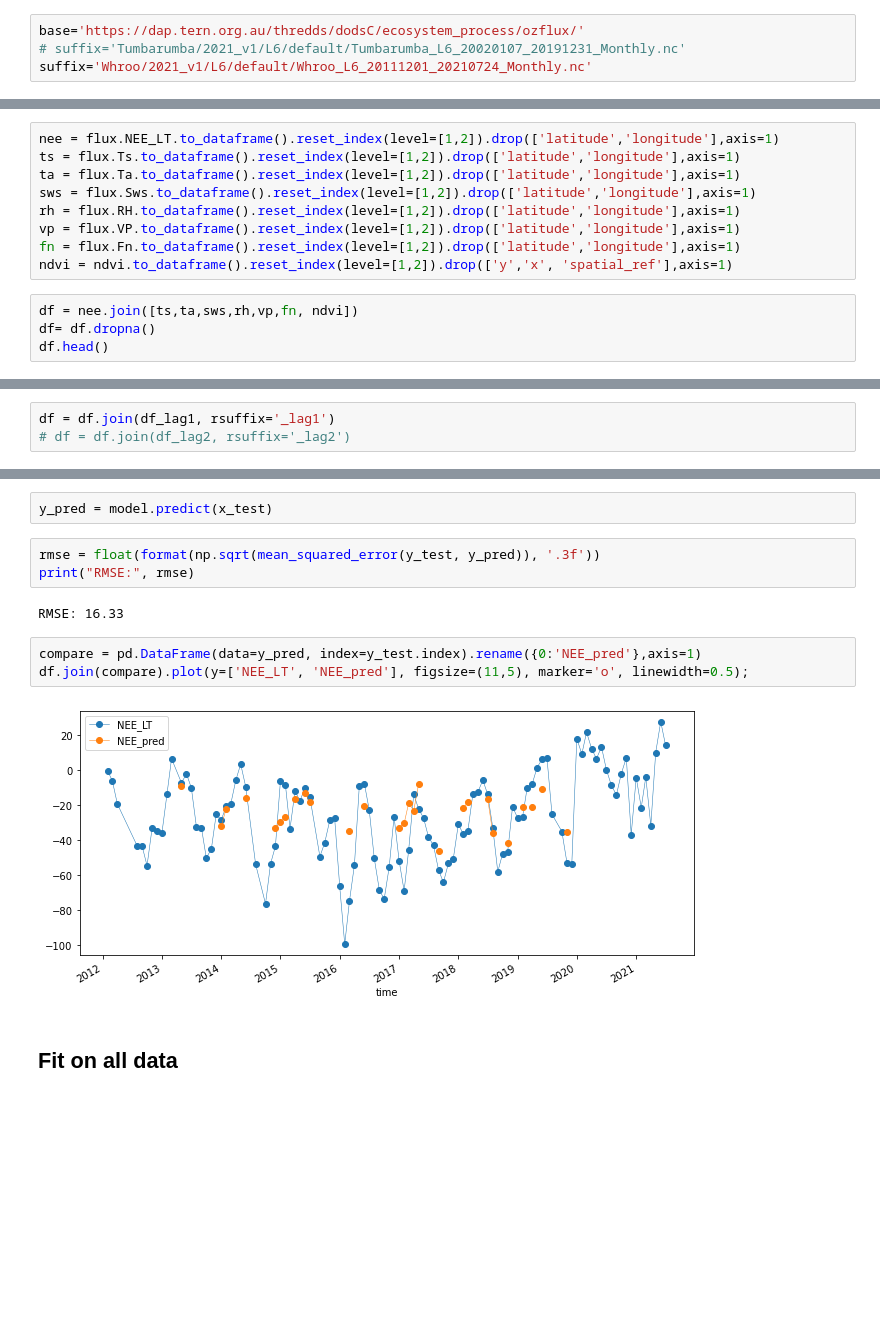
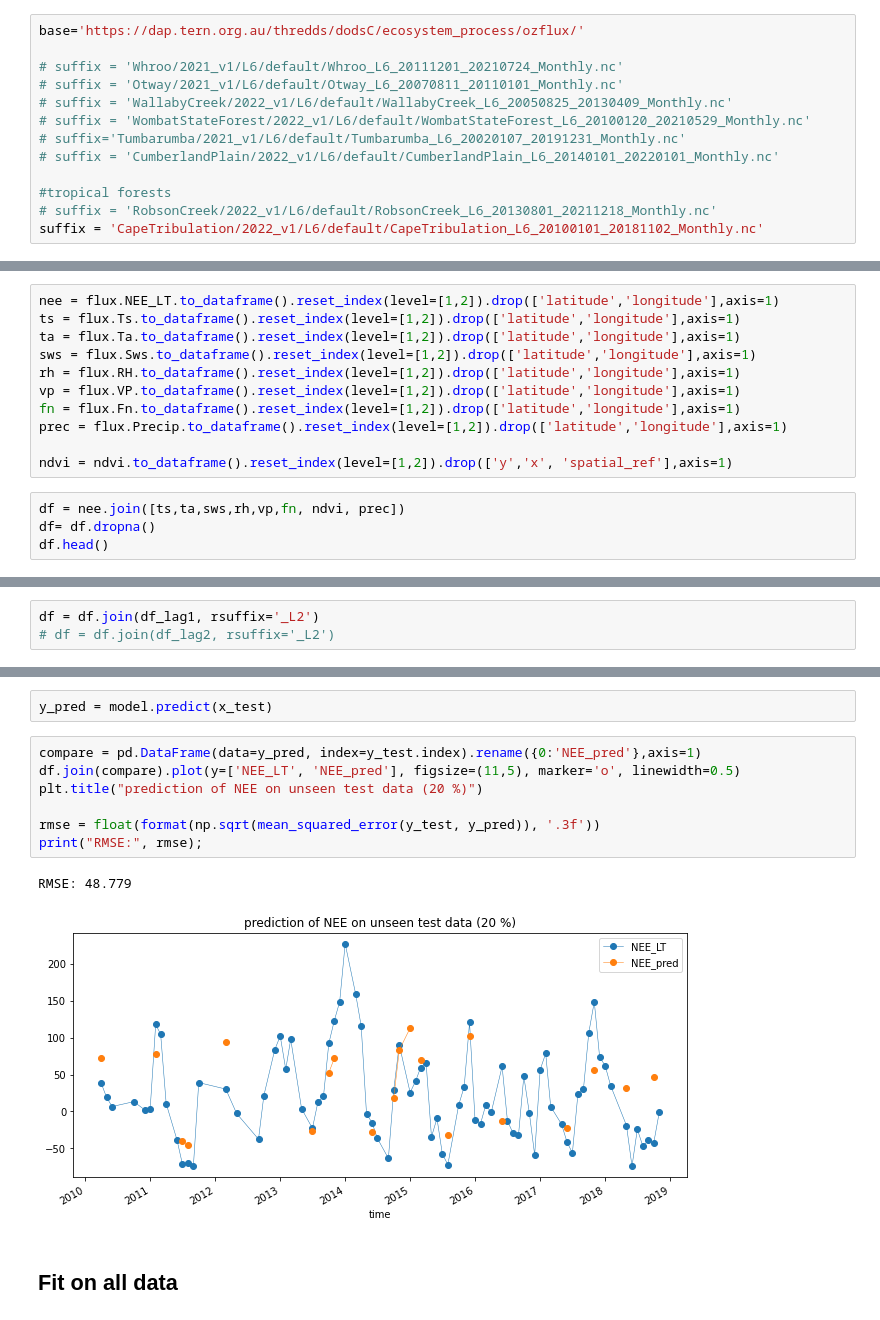
Before and after one commit to cbur24/NEE_modelling, a Jupyter notebook: explore_flux_data.ipynb, the cells around one changed output, grey strips where cells are left out. Drawn from its saved outputs; the diff is of its cells as text; blank space fills up the shorter version.

Commit message:
test numerous sites

```diff
--- a/explore_flux_data.ipynb
+++ b/explore_flux_data.ipynb
@@ -21,8 +24,17 @@ from dea_tools.bandindices import calculate_indices
 ## Analysis Parameters
 # %%
 base='https://dap.tern.org.au/thredds/dodsC/ecosystem_process/ozflux/'
+
+# suffix = 'Whroo/2021_v1/L6/default/Whroo_L6_20111201_20210724_Monthly.nc'
+# suffix = 'Otway/2021_v1/L6/default/Otway_L6_20070811_20110101_Monthly.nc'
+# suffix = 'WallabyCreek/2022_v1/L6/default/WallabyCreek_L6_20050825_20130409_Monthly.nc'
+# suffix = 'WombatStateForest/2022_v1/L6/default/WombatStateForest_L6_20100120_20210529_Monthly.nc'
 # suffix='Tumbarumba/2021_v1/L6/default/Tumbarumba_L6_20020107_20191231_Monthly.nc'
-suffix='Whroo/2021_v1/L6/default/Whroo_L6_20111201_20210724_Monthly.nc'
+# suffix = 'CumberlandPlain/2022_v1/L6/default/CumberlandPlain_L6_20140101_20220101_Monthly.nc'
+
+#tropical forests
+# suffix = 'RobsonCreek/2022_v1/L6/default/RobsonCreek_L6_20130801_20211218_Monthly.nc'
+suffix = 'CapeTribulation/2022_v1/L6/default/CapeTribulation_L6_20100101_20181102_Monthly.nc'
 # %% [markdown]
 ## Load flux data through THREDDS
 # %%
@@ -126,9 +141,11 @@ sws = flux.Sws.to_dataframe().reset_index(level=[1,2]).drop(['latitude','longitu
 rh = flux.RH.to_dataframe().reset_index(level=[1,2]).drop(['latitude','longitude'],axis=1)
 vp = flux.VP.to_dataframe().reset_index(level=[1,2]).drop(['latitude','longitude'],axis=1)
 fn = flux.Fn.to_dataframe().reset_index(level=[1,2]).drop(['latitude','longitude'],axis=1)
+prec = flux.Precip.to_dataframe().reset_index(level=[1,2]).drop(['latitude','longitude'],axis=1)
+
 ndvi = ndvi.to_dataframe().reset_index(level=[1,2]).drop(['y','x', 'spatial_ref'],axis=1)
 # %%
-df = nee.join([ts,ta,sws,rh,vp,fn, ndvi])
+df = nee.join([ts,ta,sws,rh,vp,fn, ndvi, prec])
 df= df.dropna()
 df.head()
 # %% [output]
@@ -155,8 +181,8 @@ df = df.drop('VP', axis=1)#drop VP
 df_lag1  = df.drop('NEE_LT', axis=1).shift(1)
 # df_lag2  = df.drop('NEE_LT', axis=1).shift(2)
 # %%
-df = df.join(df_lag1, rsuffix='_lag1')
-# df = df.join(df_lag2, rsuffix='_lag2')
+df = df.join(df_lag1, rsuffix='_L2')
+# df = df.join(df_lag2, rsuffix='_L2')
 # %%
 df= df.dropna()
 df.head()
@@ -210,16 +236,16 @@ model.fit(x_train, y_train)
 RandomForestRegressor(n_estimators=500)
 # %%
 y_pred = model.predict(x_test)
-# %%
-rmse = float(format(np.sqrt(mean_squared_error(y_test, y_pred)), '.3f'))
-print("RMSE:", rmse)
-# %% [output]
-RMSE: 16.33
 # %%
 compare = pd.DataFrame(data=y_pred, index=y_test.index).rename({0:'NEE_pred'},axis=1)
-df.join(compare).plot(y=['NEE_LT', 'NEE_pred'], figsize=(11,5), marker='o', linewidth=0.5);
+df.join(compare).plot(y=['NEE_LT', 'NEE_pred'], figsize=(11,5), marker='o', linewidth=0.5)
+plt.title("prediction of NEE on unseen test data (20 %)")
+
+rmse = float(format(np.sqrt(mean_squared_error(y_test, y_pred)), '.3f'))
+print("RMSE:", rmse);
 # %% [output]
+RMSE: 48.779
-[figure, old version]
+[figure, new version]
 # %% [markdown]
 ## Fit on all data
 # %%
```
Also changed, not shown: parts of 16 cells of this notebook.
